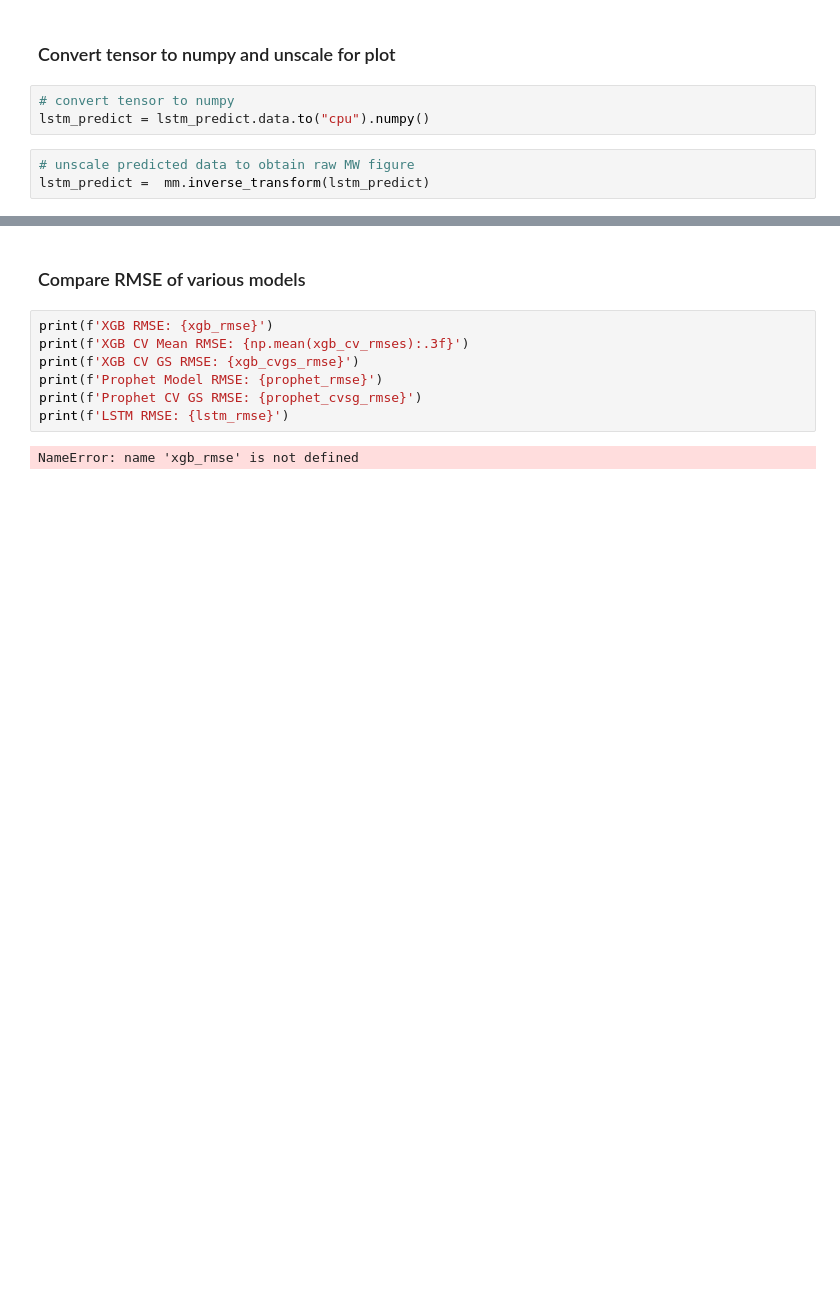
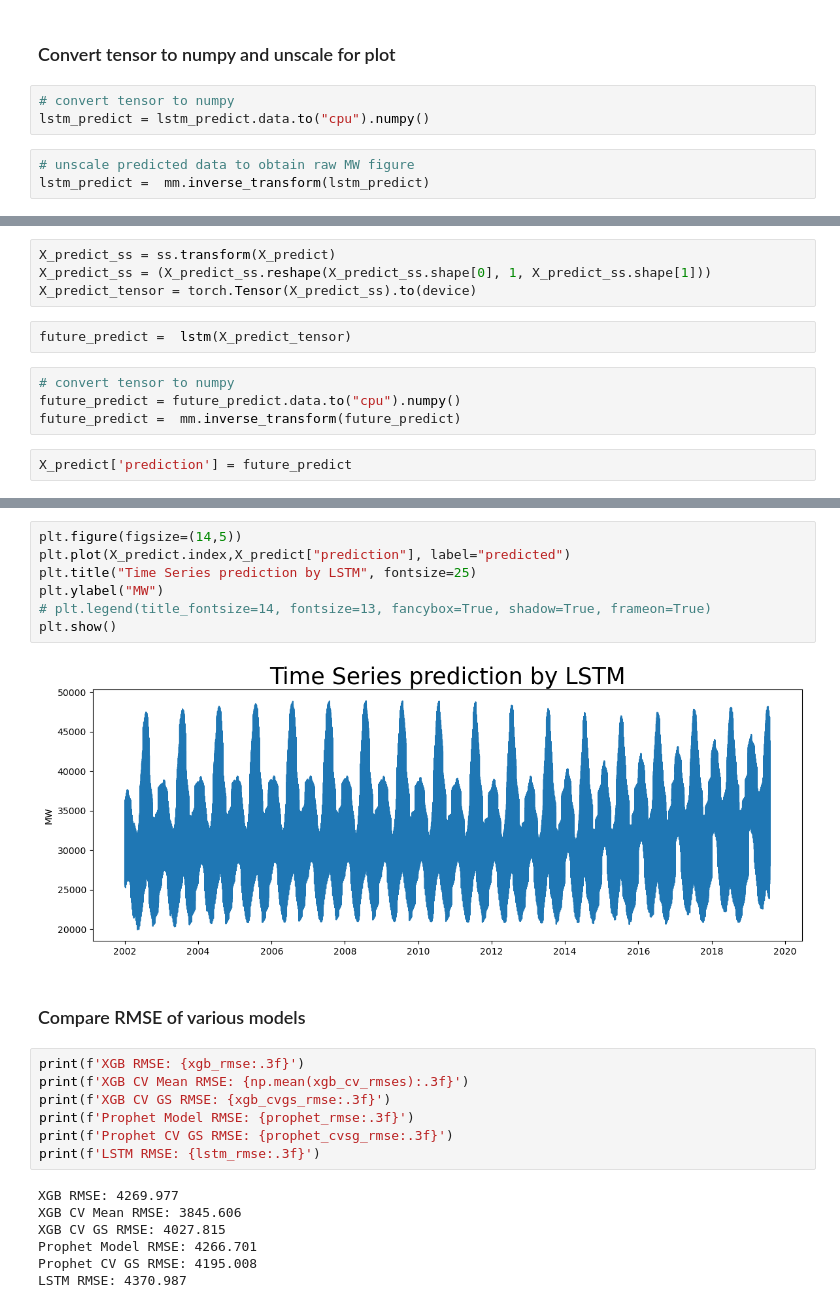
Before and after one commit to xKHGx/Compilation-of-Time-Series-models, a Jupyter notebook: Compliation-of-Time-Series-models.ipynb, the cells around one changed output, grey strips where cells are left out. Drawn from its saved outputs; the diff is of its cells as text; blank space fills up the shorter version.

```diff
--- a/Compliation-of-Time-Series-models.ipynb
+++ b/Compliation-of-Time-Series-models.ipynb
@@ -1564,0 +1605,12 @@ lstm_rmse
+# %%
+X_predict_ss = ss.transform(X_predict)
+X_predict_ss = (X_predict_ss.reshape(X_predict_ss.shape[0], 1, X_predict_ss.shape[1]))
+X_predict_tensor = torch.Tensor(X_predict_ss).to(device)
+# %%
+future_predict =  lstm(X_predict_tensor)
+# %%
+# convert tensor to numpy
+future_predict = future_predict.data.to("cpu").numpy()
+future_predict =  mm.inverse_transform(future_predict)
+# %%
+X_predict['prediction'] = future_predict
@@ -1565,11 +1632,25 @@ lstm_rmse
+# %%
+plt.figure(figsize=(14,5))
+plt.plot(X_predict.index,X_predict["prediction"], label="predicted")
+plt.title("Time Series prediction by LSTM", fontsize=25)
+plt.ylabel("MW")
+# plt.legend(title_fontsize=14, fontsize=13, fancybox=True, shadow=True, frameon=True)
+plt.show()
+# %% [output]
+[figure, added]
 # %% [markdown]
 ### Compare RMSE of various models
 # %%
-print(f'XGB RMSE: {xgb_rmse}')
+print(f'XGB RMSE: {xgb_rmse:.3f}')
 print(f'XGB CV Mean RMSE: {np.mean(xgb_cv_rmses):.3f}')
-print(f'XGB CV GS RMSE: {xgb_cvgs_rmse}')
-print(f'Prophet Model RMSE: {prophet_rmse}')
-print(f'Prophet CV GS RMSE: {prophet_cvsg_rmse}')
-print(f'LSTM RMSE: {lstm_rmse}')
+print(f'XGB CV GS RMSE: {xgb_cvgs_rmse:.3f}')
+print(f'Prophet Model RMSE: {prophet_rmse:.3f}')
+print(f'Prophet CV GS RMSE: {prophet_cvsg_rmse:.3f}')
+print(f'LSTM RMSE: {lstm_rmse:.3f}')
 # %% [output]
-NameError: name 'xgb_rmse' is not defined
+XGB RMSE: 4269.977
+XGB CV Mean RMSE: 3845.606
+XGB CV GS RMSE: 4027.815
+Prophet Model RMSE: 4266.701
+Prophet CV GS RMSE: 4195.008
+LSTM RMSE: 4370.987
```
Also changed, not shown: parts of 19 cells of this notebook, 1 other file.
